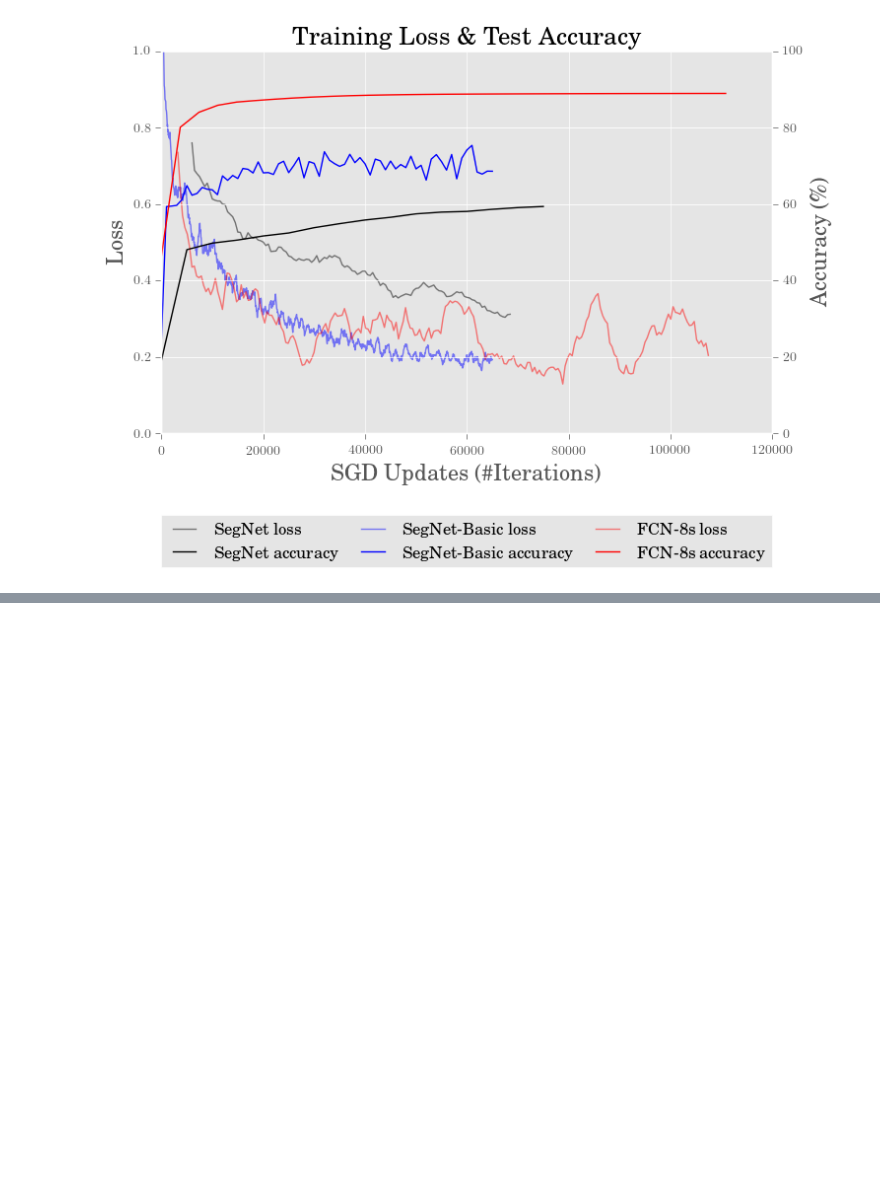
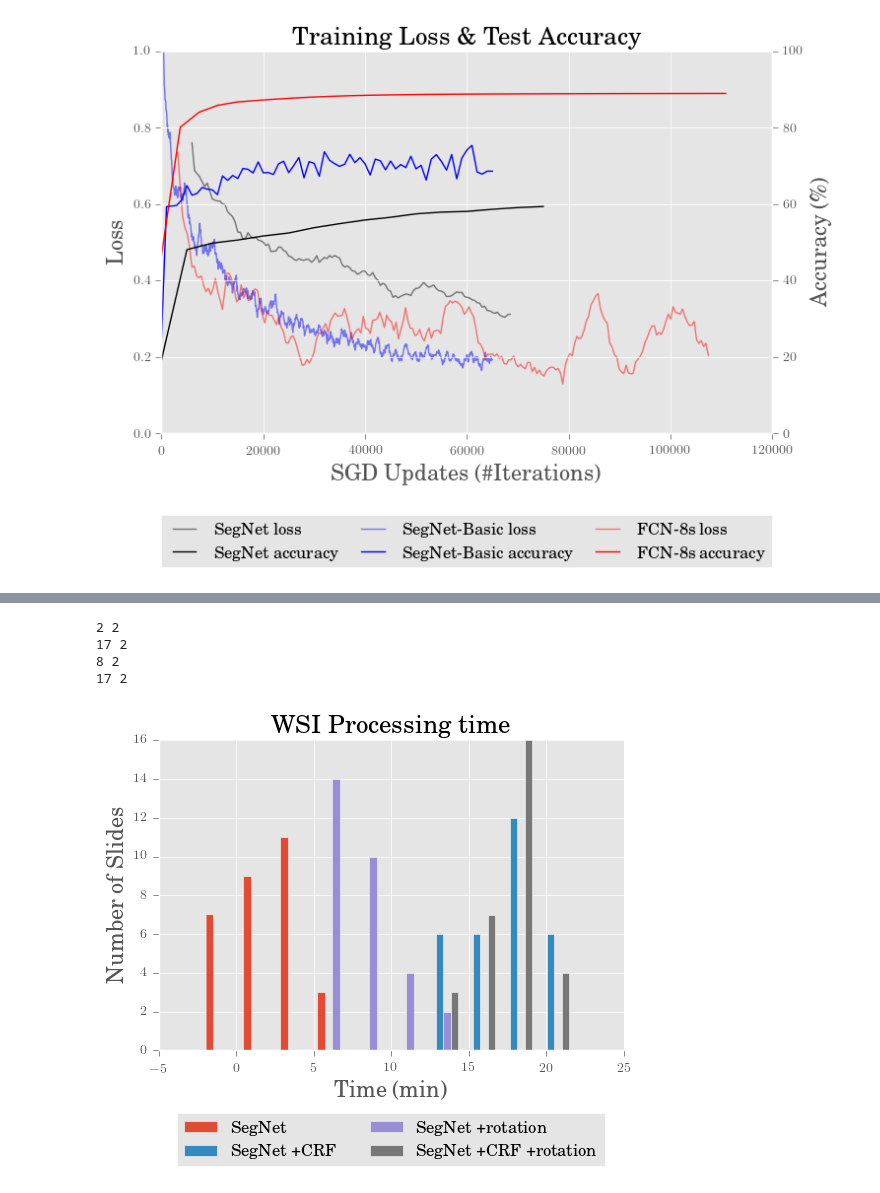
Before and after one commit to BioImageInformatics/histo_seg, a Jupyter notebook: notebooks/plot_logs.ipynb, the cells around one changed output, grey strips where cells are left out. Cells and saved outputs as stored; diff of their text form; code cells hidden in the pictures; blank space fills up the shorter version.

```diff
--- a/notebooks/plot_logs.ipynb
+++ b/notebooks/plot_logs.ipynb
@@ -182,0 +222,34 @@ Found 29 entries for slide time
+# %%
+names = ['SegNet', 'SegNet +CRF', 'SegNet +rotation', 'SegNet +CRF +rotation']
+logfiles = ['a', 'b', 'c', 'd']
+
+n = len(names)
+sig = 2
+
+fig, ax = plt.subplots(1,1)
+x = []
+for name, logf in zip(names, logfiles):
+    mu = abs(np.random.randint(20))
+#     sig = abs(np.random.randint(5))+1
+    print mu, sig
+    x.append(np.random.normal(mu, sig, size=(30,1)))
+ax.hist(x, label = names, stacked=False)
+
+lgd = ax.legend(loc=8, ncol=n/2,bbox_to_anchor=(0, -0.4, 1, -0.5))
+
+ax.spines['right'].set_visible(False)
+ax.spines['top'].set_visible(False)
+ax.yaxis.set_ticks_position('left')
+ax.xaxis.set_ticks_position('bottom')
+ax.set_xlabel('Time (min)', size=16)
+ax.set_ylabel('Number of Slides', size=16)
+ax.set_title('WSI Processing time ', size=18)
+
+fig.savefig('/Users/nathaning/Dropbox/_Papers/pca segmentation/Figs/inference_time/segnet_all.pdf',
+            bbox_extra_artists=(lgd,), bbox_inches='tight')
+# %% [output]
+2 2
+17 2
+8 2
+17 2
+[figure, added]
```
Also changed, not shown: parts of 1 cell of this notebook, 3 other files.
